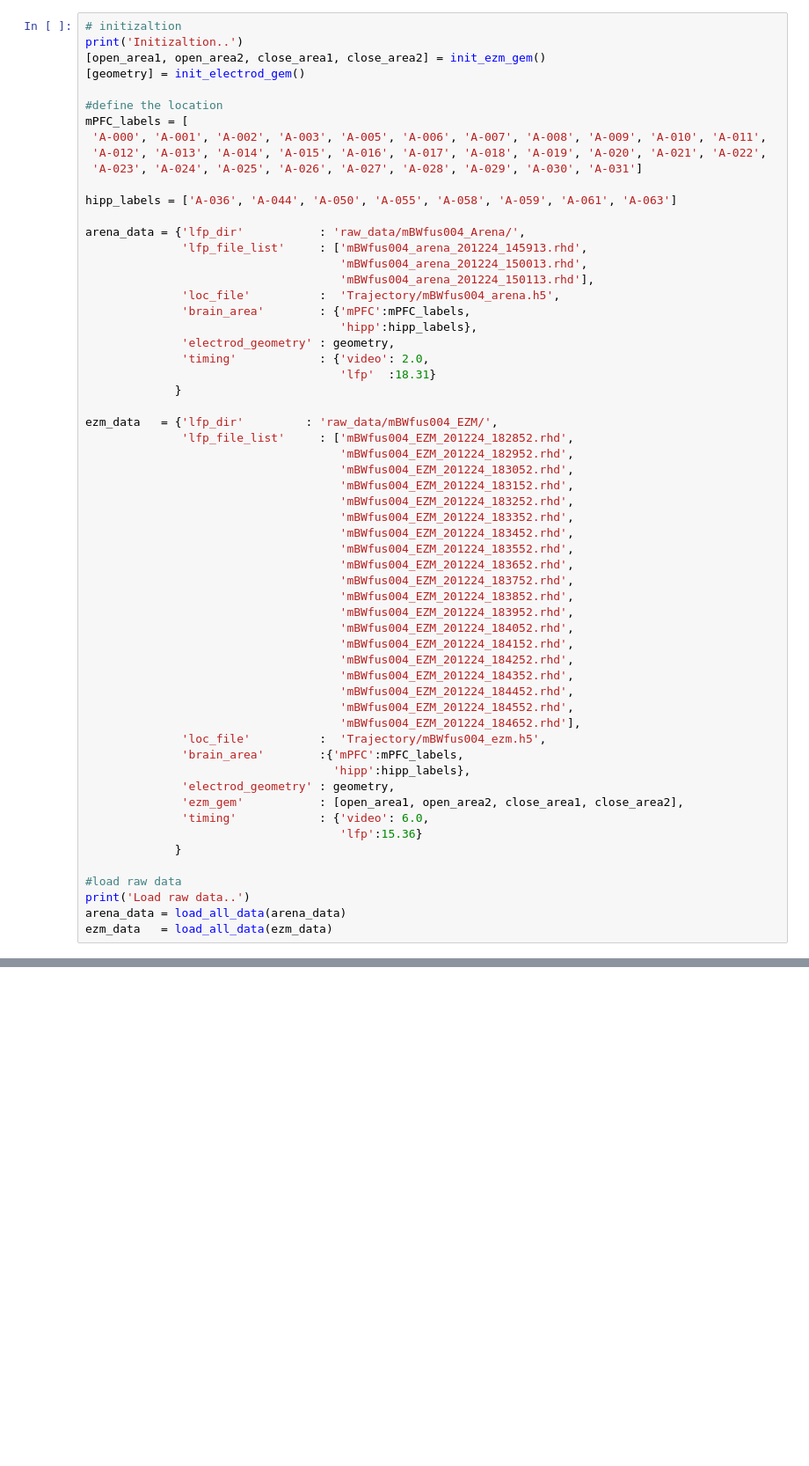
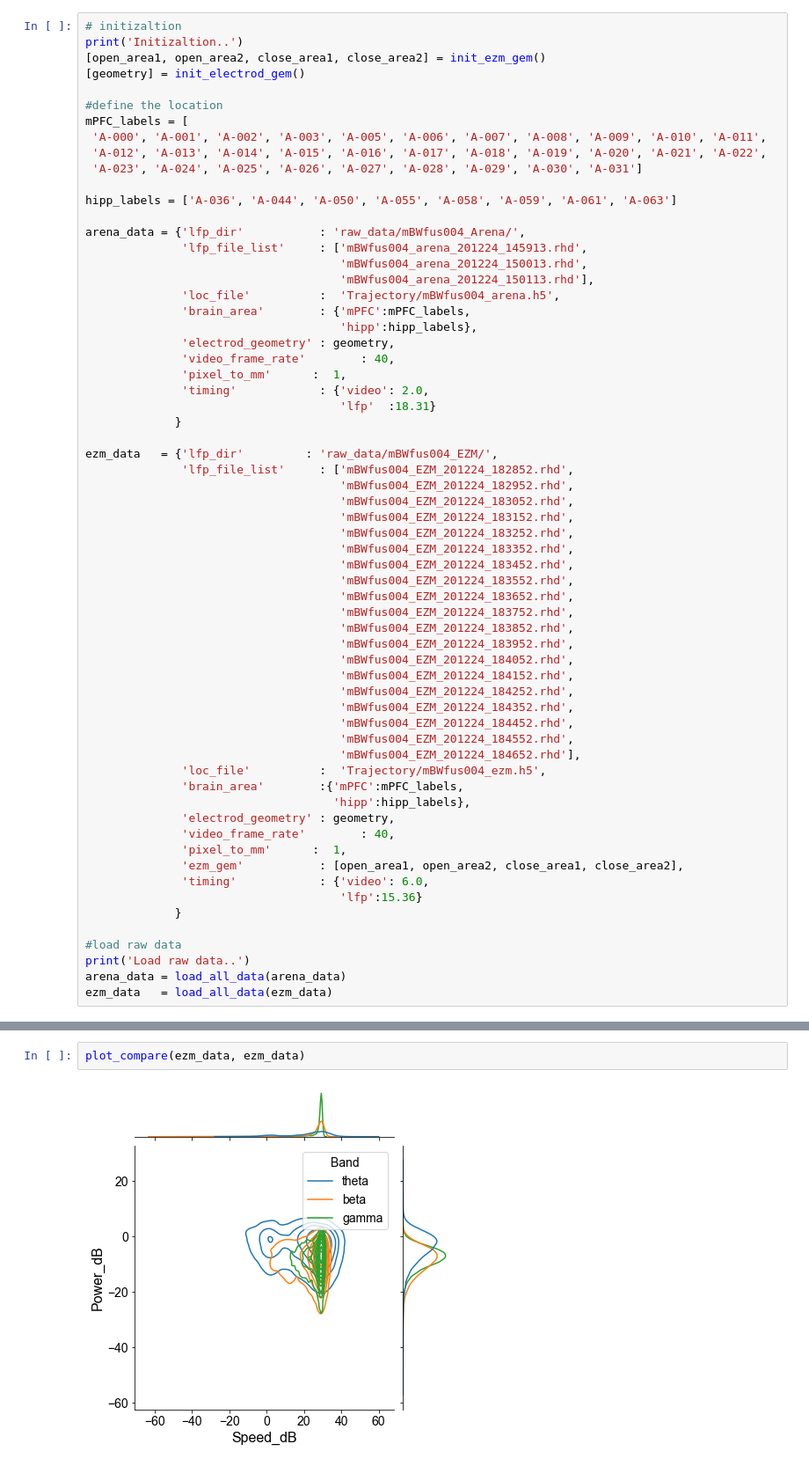
Before and after one commit to rezaie99/lfp_processing, a Jupyter notebook: notebook/preprocess_LFP_data.ipynb, the cells around one changed output, grey strips where cells are left out. Shown at 88% size. Drawn from its saved outputs; the diff is of its cells as text; blank space fills up the shorter version.

```diff
--- a/notebook/preprocess_LFP_data.ipynb
+++ b/notebook/preprocess_LFP_data.ipynb
@@ -300,6 +348,8 @@ arena_data = {'lfp_dir'           : 'raw_data/mBWfus004_Arena/',
               'brain_area'        : {'mPFC':mPFC_labels,
                                      'hipp':hipp_labels},
               'electrod_geometry' : geometry,
+              'video_frame_rate'        : 40,
+              'pixel_to_mm'      :  1,
               'timing'            : {'video': 2.0,
                                      'lfp'  :18.31}
              }
@@ -328,6 +378,8 @@ ezm_data   = {'lfp_dir'         : 'raw_data/mBWfus004_EZM/',
               'brain_area'        :{'mPFC':mPFC_labels,
                                     'hipp':hipp_labels},
               'electrod_geometry' : geometry,
+              'video_frame_rate'        : 40,
+              'pixel_to_mm'      :  1,
               'ezm_gem'           : [open_area1, open_area2, close_area1, close_area2],
               'timing'            : {'video': 6.0,
                                      'lfp':15.36}
@@ -609,3 +661,7 @@ plot_location(ezm_data)
 plot_compare_lfp_power_vs_loc(ezm_data)
 # %% [output]
 [figure]
+# %%
+plot_compare(ezm_data, ezm_data)
+# %% [output]
+[figure, added]
```
Also changed, not shown: parts of 6 cells of this notebook.
